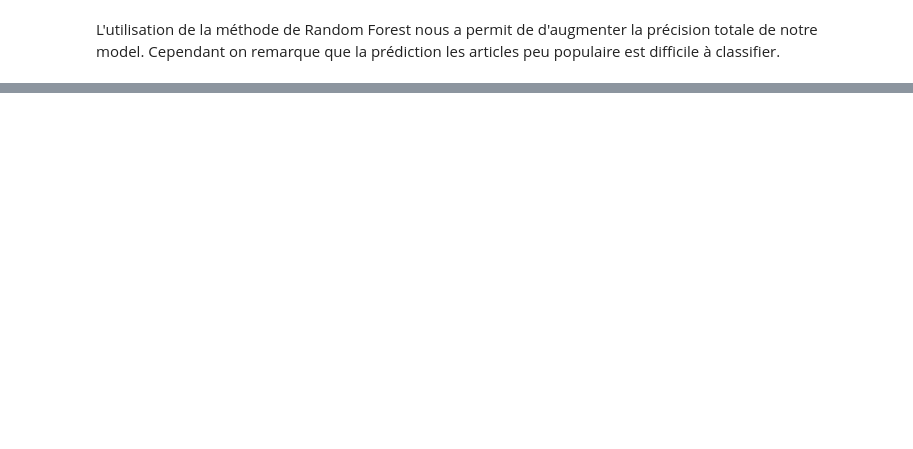
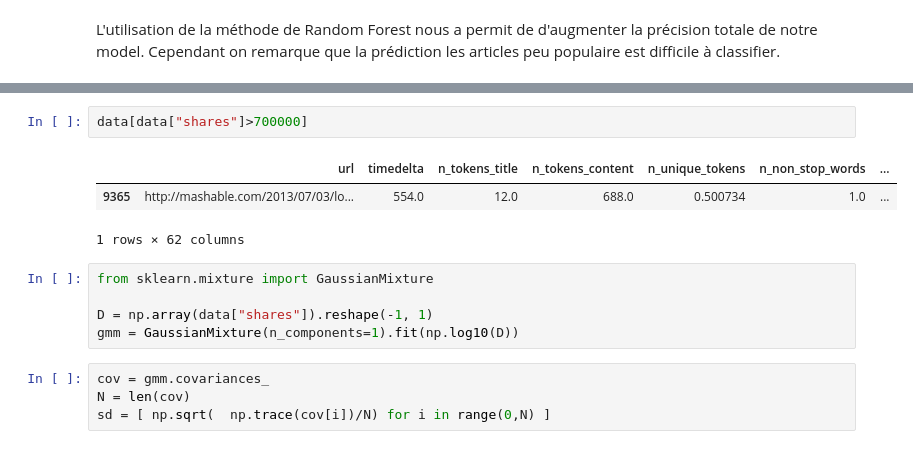
Before and after one commit to NandyBa/ArticlePopularityPrediction, a Jupyter notebook: Analyse.ipynb, the cells around one changed output, grey strips where cells are left out. Saved outputs shown, nothing was run; the diff lists cells and outputs as text; blank space fills up the shorter version.

```diff
--- a/Analyse.ipynb
+++ b/Analyse.ipynb
@@ -279,0 +387,15 @@ Cependant on remarque que la prédiction les articles peu populaire est difficil
+# %%
+data[data["shares"]>700000]
+# %% [output]
+|  | url | timedelta | n_tokens_title | n_tokens_content | n_unique_tokens | n_non_stop_words | ... |
+| 9365 | http://mashable.com/2013/07/03/lo... | 554.0 | 12.0 | 688.0 | 0.500734 | 1.0 | ... |
+1 rows × 62 columns
+# %%
+from sklearn.mixture import GaussianMixture
+
+D = np.array(data["shares"]).reshape(-1, 1)
+gmm = GaussianMixture(n_components=1).fit(np.log10(D))
+# %%
+cov = gmm.covariances_
+N = len(cov)
+sd = [ np.sqrt(  np.trace(cov[i])/N) for i in range(0,N) ]
```
Also changed, not shown: parts of 26 cells of this notebook, 1 other file.
